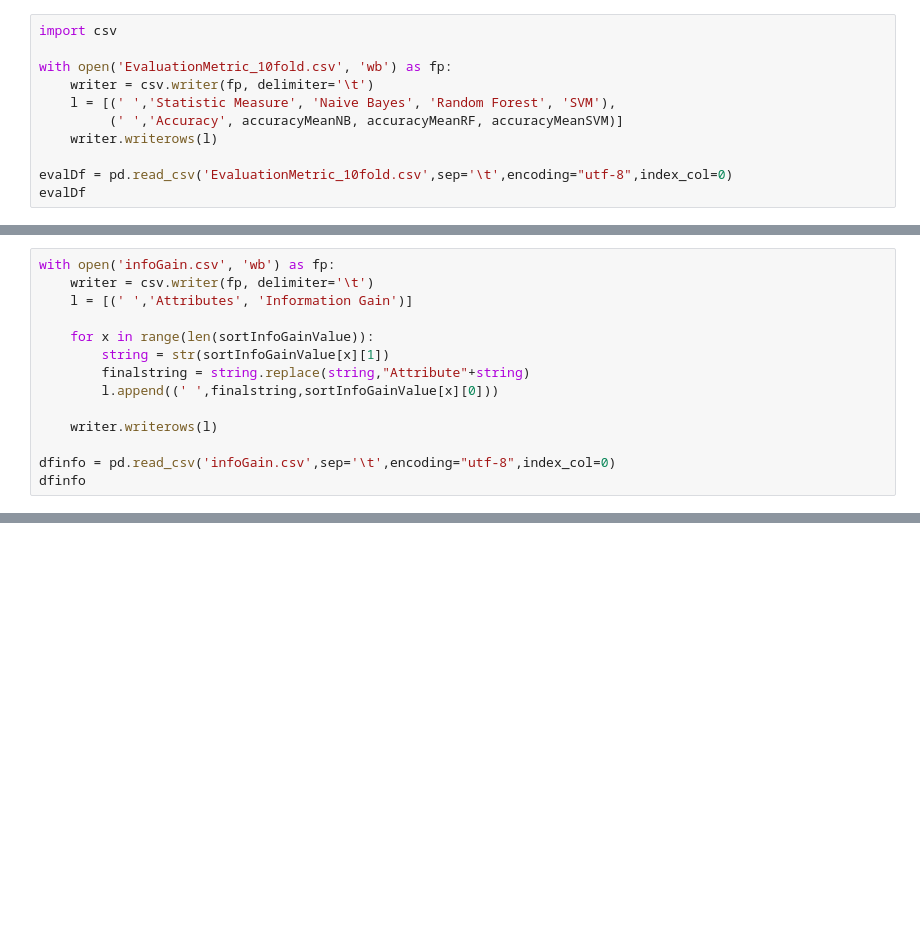
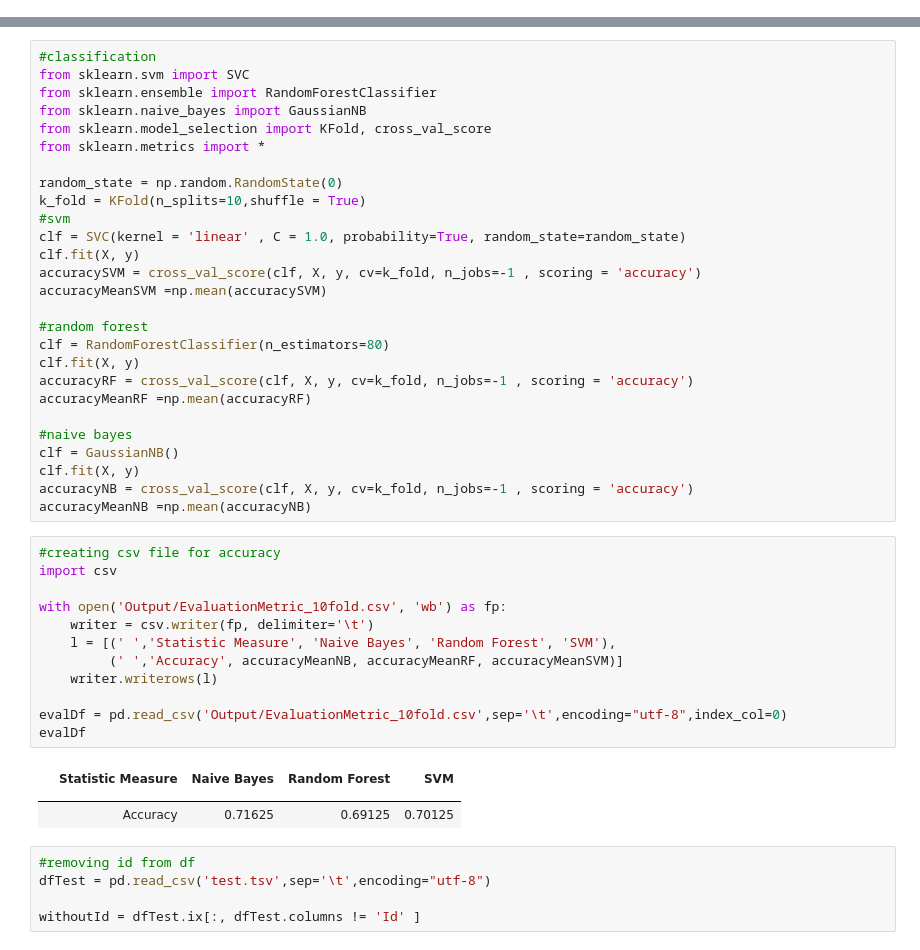
Before and after one commit to deniaAthanasakou/Texnikes-Exoruxhs-Dedomenwn, a Jupyter notebook: εργασια2/program.ipynb, the cells around one changed output, grey strips where cells are left out. Saved outputs shown, nothing was run; the diff lists cells and outputs as text; blank space fills up the shorter version.

```diff
--- a/εργασια2/program.ipynb
+++ b/εργασια2/program.ipynb
@@ -229,11 +0,0 @@ NB
-# %%
-import csv
-
-with open('EvaluationMetric_10fold.csv', 'wb') as fp:
-    writer = csv.writer(fp, delimiter='\t')
-    l = [(' ','Statistic Measure', 'Naive Bayes', 'Random Forest', 'SVM'),
-         (' ','Accuracy', accuracyMeanNB, accuracyMeanRF, accuracyMeanSVM)]
-    writer.writerows(l)
-
-evalDf = pd.read_csv('EvaluationMetric_10fold.csv',sep='\t',encoding="utf-8",index_col=0)
-evalDf
@@ -534,14 +0,0 @@ plt.close()
-# %%
-with open('infoGain.csv', 'wb') as fp:
-    writer = csv.writer(fp, delimiter='\t')
-    l = [(' ','Attributes', 'Information Gain')]
-
-    for x in range(len(sortInfoGainValue)):
-        string = str(sortInfoGainValue[x][1])
-        finalstring = string.replace(string,"Attribute"+string)
-        l.append((' ',finalstring,sortInfoGainValue[x][0]))
-
-    writer.writerows(l)
-
-dfinfo = pd.read_csv('infoGain.csv',sep='\t',encoding="utf-8",index_col=0)
-dfinfo
@@ -566,0 +181,48 @@ dfinfo
+# %%
+#classification
+from sklearn.svm import SVC
+from sklearn.ensemble import RandomForestClassifier
+from sklearn.naive_bayes import GaussianNB
+from sklearn.model_selection import KFold, cross_val_score
+from sklearn.metrics import *
+
+random_state = np.random.RandomState(0)
+k_fold = KFold(n_splits=10,shuffle = True)
+#svm
+clf = SVC(kernel = 'linear' , C = 1.0, probability=True, random_state=random_state)
+clf.fit(X, y)
+accuracySVM = cross_val_score(clf, X, y, cv=k_fold, n_jobs=-1 , scoring = 'accuracy')
+accuracyMeanSVM =np.mean(accuracySVM)
+
+#random forest
+clf = RandomForestClassifier(n_estimators=80)
+clf.fit(X, y)
+accuracyRF = cross_val_score(clf, X, y, cv=k_fold, n_jobs=-1 , scoring = 'accuracy')
+accuracyMeanRF =np.mean(accuracyRF)
+
+#naive bayes
+clf = GaussianNB()
+clf.fit(X, y)
+accuracyNB = cross_val_score(clf, X, y, cv=k_fold, n_jobs=-1 , scoring = 'accuracy')
+accuracyMeanNB =np.mean(accuracyNB)
+# %%
+#creating csv file for accuracy
+import csv
+
+with open('Output/EvaluationMetric_10fold.csv', 'wb') as fp:
+    writer = csv.writer(fp, delimiter='\t')
+    l = [(' ','Statistic Measure', 'Naive Bayes', 'Random Forest', 'SVM'),
+         (' ','Accuracy', accuracyMeanNB, accuracyMeanRF, accuracyMeanSVM)]
+    writer.writerows(l)
+
+evalDf = pd.read_csv('Output/EvaluationMetric_10fold.csv',sep='\t',encoding="utf-8",index_col=0)
+evalDf
+# %% [output]
+|  | Statistic Measure | Naive Bayes | Random Forest | SVM |
+|  |  |  |  |  |
+|  | Accuracy | 0.71625 | 0.69125 | 0.70125 |
+# %%
+#removing id from df
+dfTest = pd.read_csv('test.tsv',sep='\t',encoding="utf-8")
+
+withoutId = dfTest.ix[:, dfTest.columns != 'Id' ]
```
Also changed, not shown: parts of 32 cells of this notebook, 5 other files.
